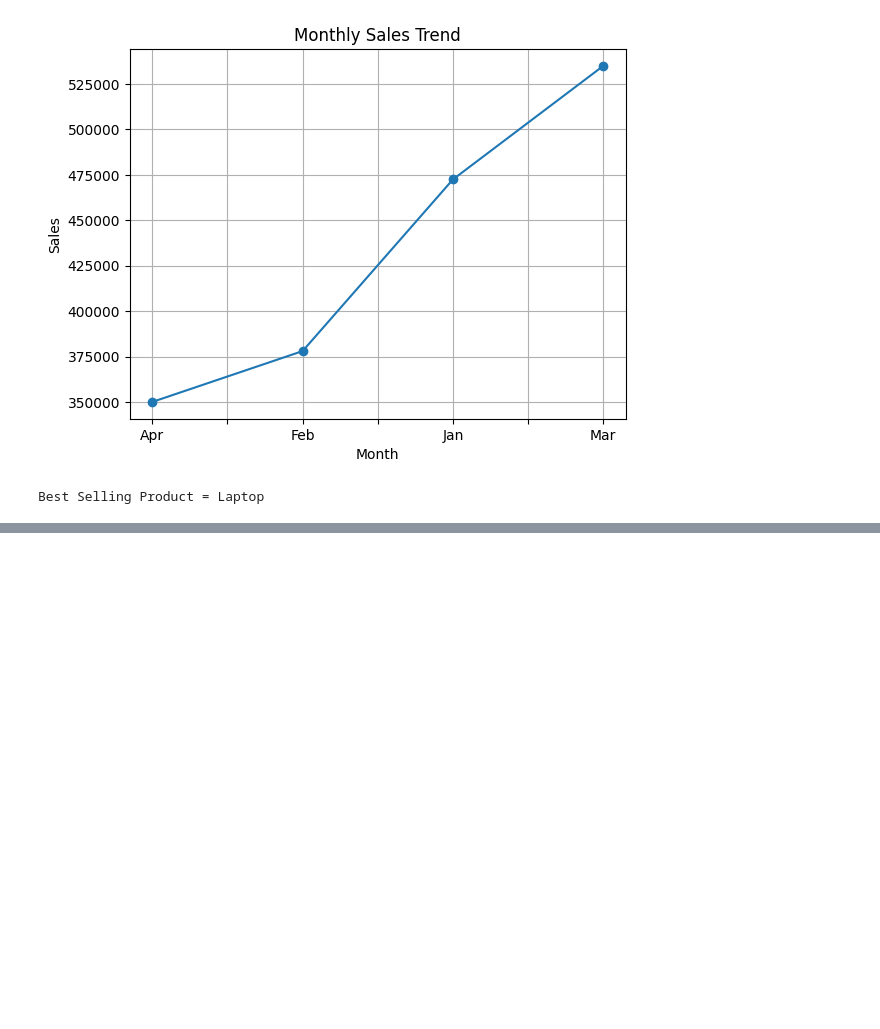
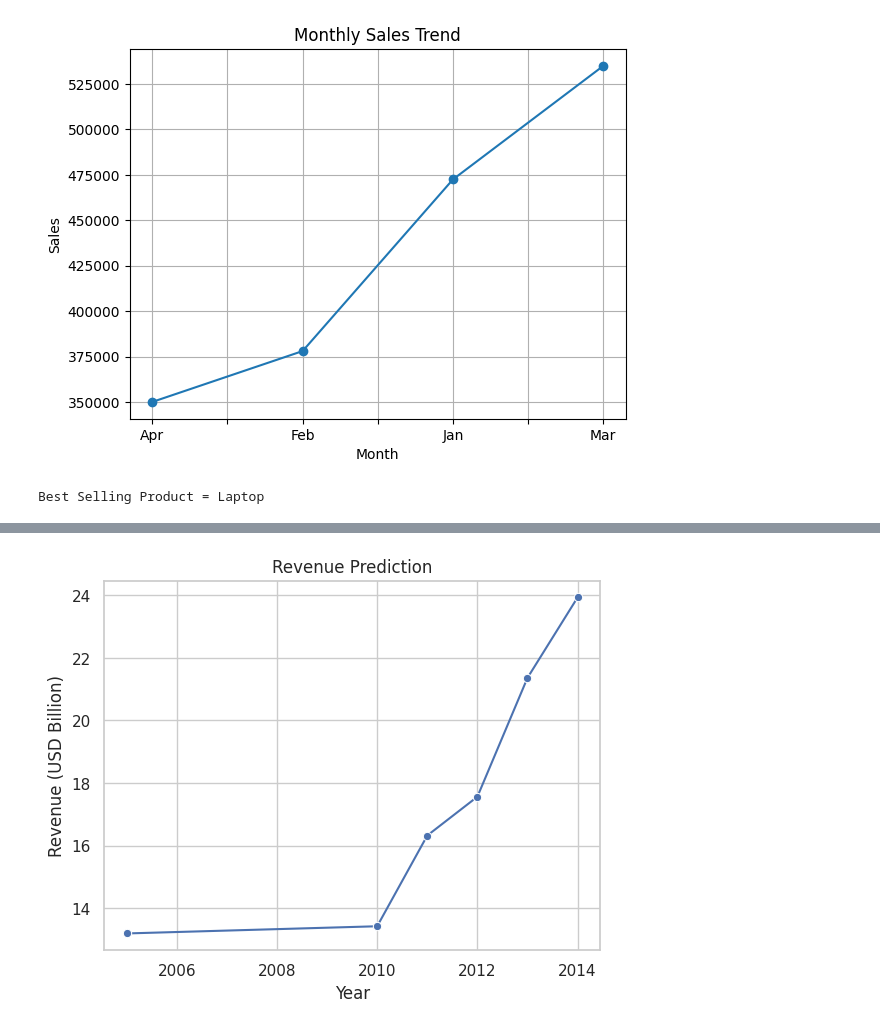
Before and after one commit to ajay2712006/ds45, a Jupyter notebook: project.ipynb, the cells around one changed output, grey strips where cells are left out. Drawn from its saved outputs; the diff is of its cells as text; code cells hidden in the pictures; blank space fills up the shorter version.

```diff
--- a/project.ipynb
+++ b/project.ipynb
@@ -230,3 +230,88 @@ Name: Sales, dtype: int64
 [figure]
 [figure]
 Best Selling Product = Laptop
+# %%
+import pandas as pd
+import seaborn as sns
+import matplotlib.pyplot as plt
+from sklearn.preprocessing import StandardScaler
+from sklearn.linear_model import LinearRegression
+import joblib as jb
+
+# Read CSV from GitHub
+url = "https://raw.githubusercontent.com/Anoop7798/dsproject.py/main/chip_companies_financials.csv"
+
+df = pd.read_csv(url)
+
+# Select required columns and first 5 rows
+df = df[["year", "operating_margin_pct", "rd_spend_usd_bn", "revenue_usd_bn"]].head(5)
+
+print("========== ORIGINAL DATA (5 Rows) ==========")
+print(df)
+
+# Features and Target
+X = df[["year", "operating_margin_pct", "rd_spend_usd_bn"]]
+y = df["revenue_usd_bn"]
+
+# Feature Scaling
+scaler = StandardScaler()
+X_scaled = scaler.fit_transform(X)
+
+# Train Model
+model = LinearRegression()
+model.fit(X_scaled, y)
+
+# User Input
+print("\n========== ENTER DETAILS ==========")
+year = float(input("Enter Year: "))
+margin = float(input("Enter Operating Margin (%): "))
+rd = float(input("Enter R&D Spend (USD Billion): "))
+
+# User Data
+new_data = pd.DataFrame({
+    "year": [year],
+    "operating_margin_pct": [margin],
+    "rd_spend_usd_bn": [rd]
+})
+
+# Scale User Data
+new_scaled = scaler.transform(new_data)
+
+# Predict Revenue
+prediction = model.predict(new_scaled)
+
+print("\n========== PREDICTION ==========")
+print("Predicted Revenue (USD Billion):", round(prediction[0], 2))
+
+# Add Prediction as 6th Row
+new_row = pd.DataFrame({
+    "year": [year],
+    "operating_margin_pct": [margin],
+    "rd_spend_usd_bn": [rd],
+    "revenue_usd_bn": [round(prediction[0], 2)]
+})
+
+final_df = pd.concat([df, new_row], ignore_index=True)
+
+# Save Model
+jb.dump(model, "chip_revenue_prediction.joblib")
+
+print("\n========== FINAL DATAFRAME ==========")
+print(final_df)
+
+# Seaborn Line Graph
+sns.set_theme(style="whitegrid")
+
+ax = sns.lineplot(
+    data=final_df,
+    x="year",
+    y="revenue_usd_bn",
+    marker="o"
+)
+
+ax.set_title("Revenue Prediction")
+ax.set_xlabel("Year")
+ax.set_ylabel("Revenue (USD Billion)")
+
+plt.show()
+# %% [output]
@@ -232,0 +335 @@ Best Selling Product = Laptop
+[figure, added]
```
Also changed, not shown: parts of 1 cell of this notebook.
